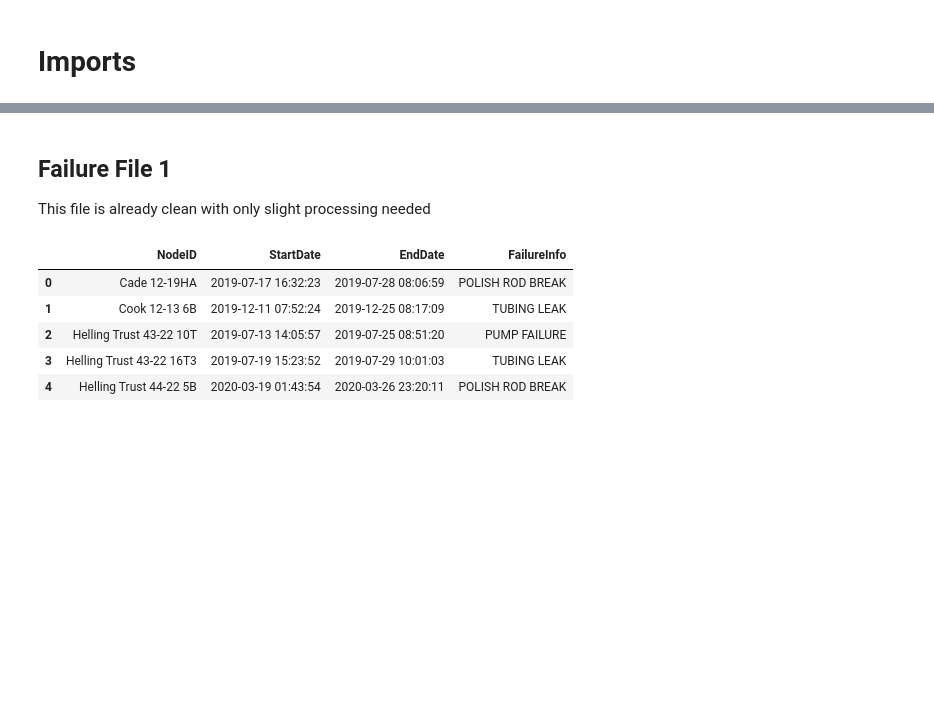
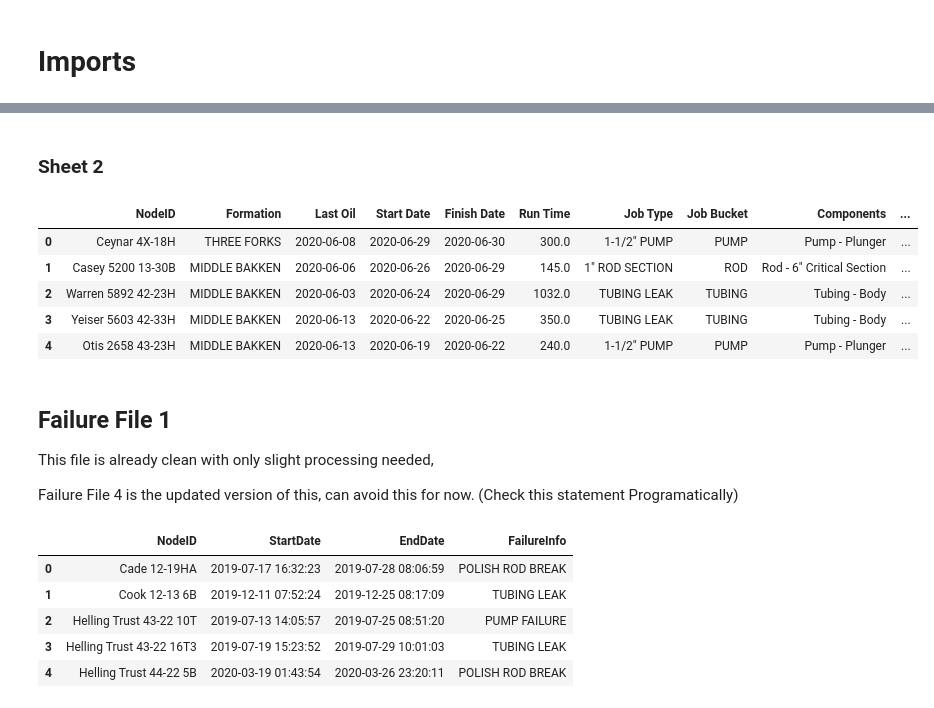
Before and after one commit to Ashitha97/ESP, a Jupyter notebook: Failure Forecasting/Extracting Failure Data.ipynb, the cells around one changed output, grey strips where cells are left out. Drawn from its saved outputs; the diff is of its cells as text; code cells hidden in the pictures; blank space fills up the shorter version.

Commit message:
Failure extraction and tables updated

```diff
--- a/Failure Forecasting/Extracting Failure Data.ipynb
+++ b/Failure Forecasting/Extracting Failure Data.ipynb
@@ -47,0 +153,2 @@ The following are the Files we currently have:
+# %% [markdown]
+### Sheet 2
@@ -48,7 +178,46 @@ The following are the Files we currently have:
+# %%
+# Cleaning WELL NAMES
+df_fail['Well'] = (df_fail['Well'].str.replace("#", "")  # remove #
+                                 .str.replace('\s+', ' ', regex=True)  # remove multiple spaces if present
+                                 .str.strip()  # Remove trailing whitespaces
+                                 .str.lower()  # lower all character
+                                 .str.title()  # Uppercase first letter of each word
+                                 .map(lambda x: x[0:-2] + x[-2:].upper()))
+# %%
+# Cleaning 'Root Cause'
+manual_change = {"Fatigue/Acceptable Run Time": "Fatigue, Acceptable Run Time"}
+
+df_fail['Root Cause'] = (df_fail['Root Cause'].replace(manual_change)
+                                             .str.replace('\s+', ' ', regex=True)
+                                             .str.strip()).value_counts().sort_index()
+# %%
+# Cols rename
+cols_rename = {
+    "Well": "NodeID",
+    "LAST OIL": "Last Oil",
+    "LOE START DATE": "Start Date",
+    "LOE FINISH DATE": "Finish Date",
+    "Run time (days)": 'Run Time',
+    "Tubing Run Time (Days)": 'Tubing Run Time'
+}
+
+df_fail.rename(columns = cols_rename, inplace=True)
+# %%
+df_fail.head()
+# %% [output]
+|  | NodeID | Formation | Last Oil | Start Date | Finish Date | Run Time | Job Type | Job Bucket | Components | ... |
+| 0 | Ceynar 4X-18H | THREE FORKS | 2020-06-08 | 2020-06-29 | 2020-06-30 | 300.0 | 1-1/2" PUMP | PUMP | Pump - Plunger | ... |
+| 1 | Casey 5200 13-30B | MIDDLE BAKKEN | 2020-06-06 | 2020-06-26 | 2020-06-29 | 145.0 | 1" ROD SECTION | ROD | Rod - 6" Critical Section | ... |
+| 2 | Warren 5892 42-23H | MIDDLE BAKKEN | 2020-06-03 | 2020-06-24 | 2020-06-29 | 1032.0 | TUBING LEAK | TUBING | Tubing - Body | ... |
+| 3 | Yeiser 5603 42-33H | MIDDLE BAKKEN | 2020-06-13 | 2020-06-22 | 2020-06-25 | 350.0 | TUBING LEAK | TUBING | Tubing - Body | ... |
+| 4 | Otis 2658 43-23H | MIDDLE BAKKEN | 2020-06-13 | 2020-06-19 | 2020-06-22 | 240.0 | 1-1/2" PUMP | PUMP | Pump - Plunger | ... |
 # %% [markdown]
 ## Failure File 1
 
-This file is already clean with only slight processing needed
+This file is already clean with only slight processing needed,
+
+Failure File 4 is the updated version of this, can avoid this for now.
+(Check this statement Programatically)
 # %%
 failure_file1 = pd.read_excel("s3://et-oasis/failure-excel/Enfinite Pilot Wells Failure Summary.xlsx")  # Query it locally
 
```
Also changed, not shown: parts of 13 cells of this notebook, 2 other files.
